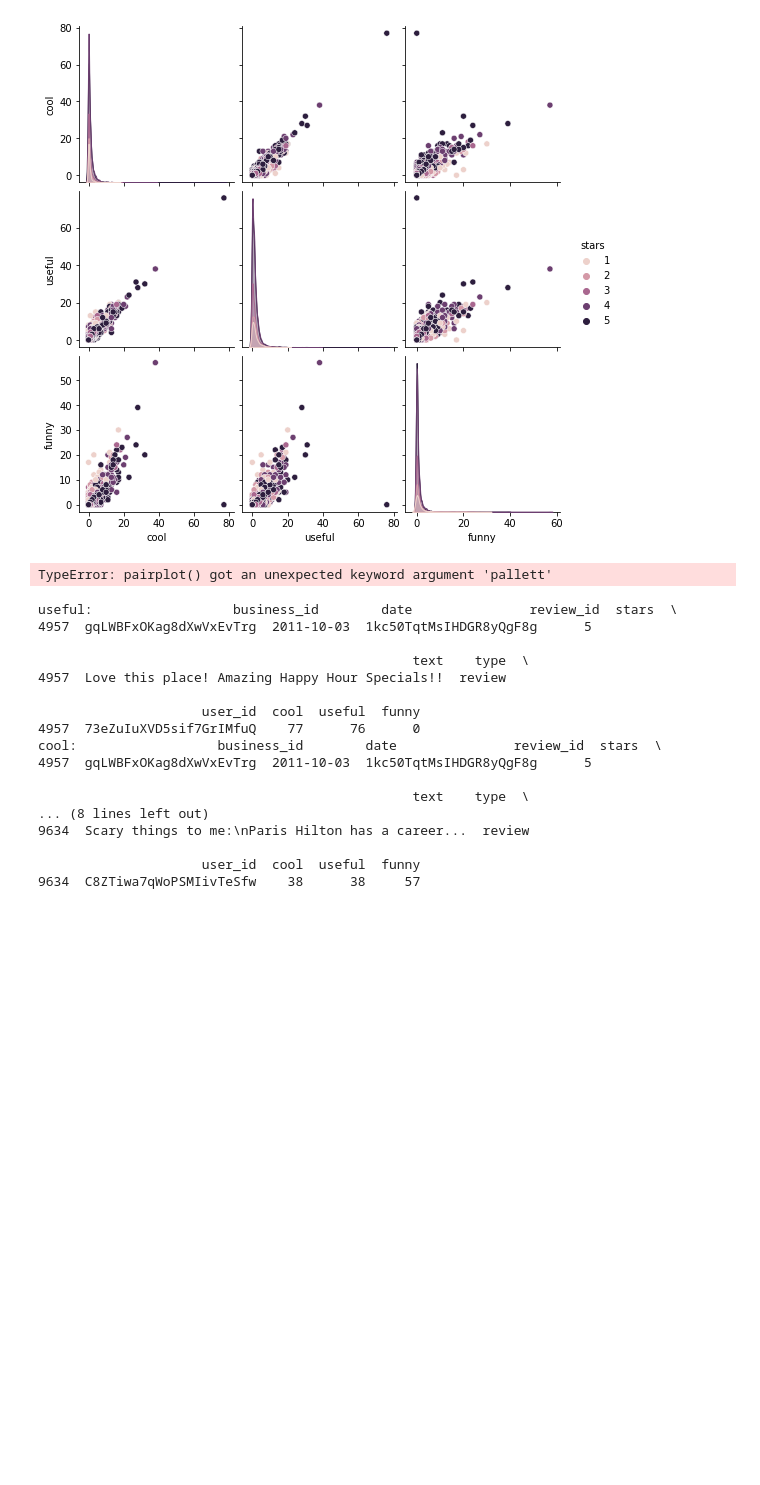
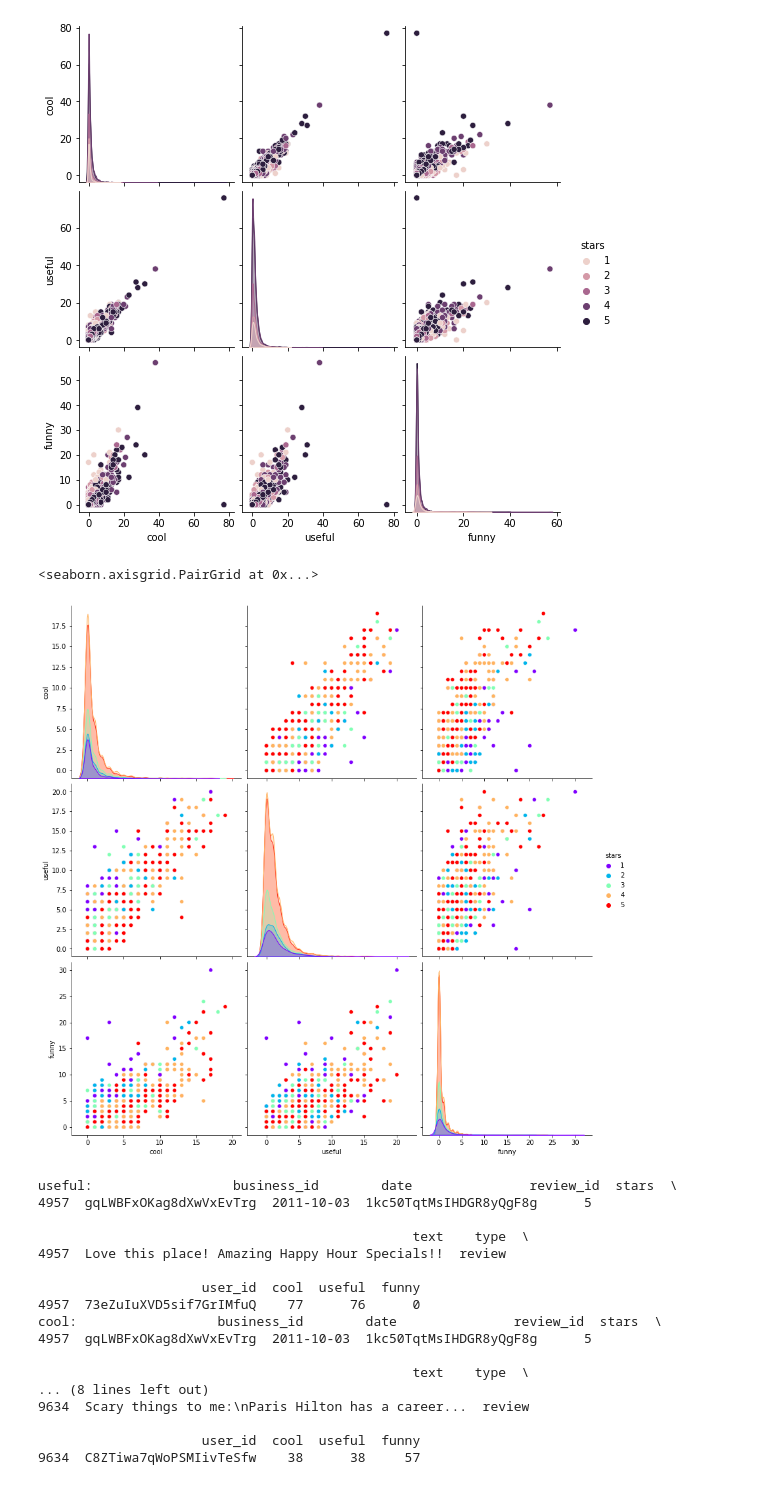
Before and after one commit to linlinzhangl/NLP_Learning, a Jupyter notebook: NLP_Learning.ipynb, the cells around one changed output. Saved outputs shown, nothing was run; the diff lists cells and outputs as text; code cells hidden in the pictures; blank space fills up the shorter version.

```diff
--- a/NLP_Learning.ipynb
+++ b/NLP_Learning.ipynb
@@ -51,9 +51,10 @@ sns.pairplot(df_raw[['cool', 'useful', 'funny','stars']],hue='stars')
 <seaborn.axisgrid.PairGrid at 0x...>
 [figure]
 # %%
-sns.pairplot(df_raw[df_raw.cool<20][['cool', 'useful', 'funny','stars']],hue='stars',height=4,palette='')
+sns.pairplot(df_raw[df_raw.cool<20][['cool', 'useful', 'funny','stars']],hue='stars',height=4,palette='rainbow')
 # %% [output]
-TypeError: pairplot() got an unexpected keyword argument 'pallett'
+<seaborn.axisgrid.PairGrid at 0x...>
+[figure, added]
 # %%
 print('useful:', df_raw[df_raw['useful']>40])
 print('cool:',df_raw[df_raw['cool']>40])
```
Also changed, not shown: parts of 25 cells of this notebook.
